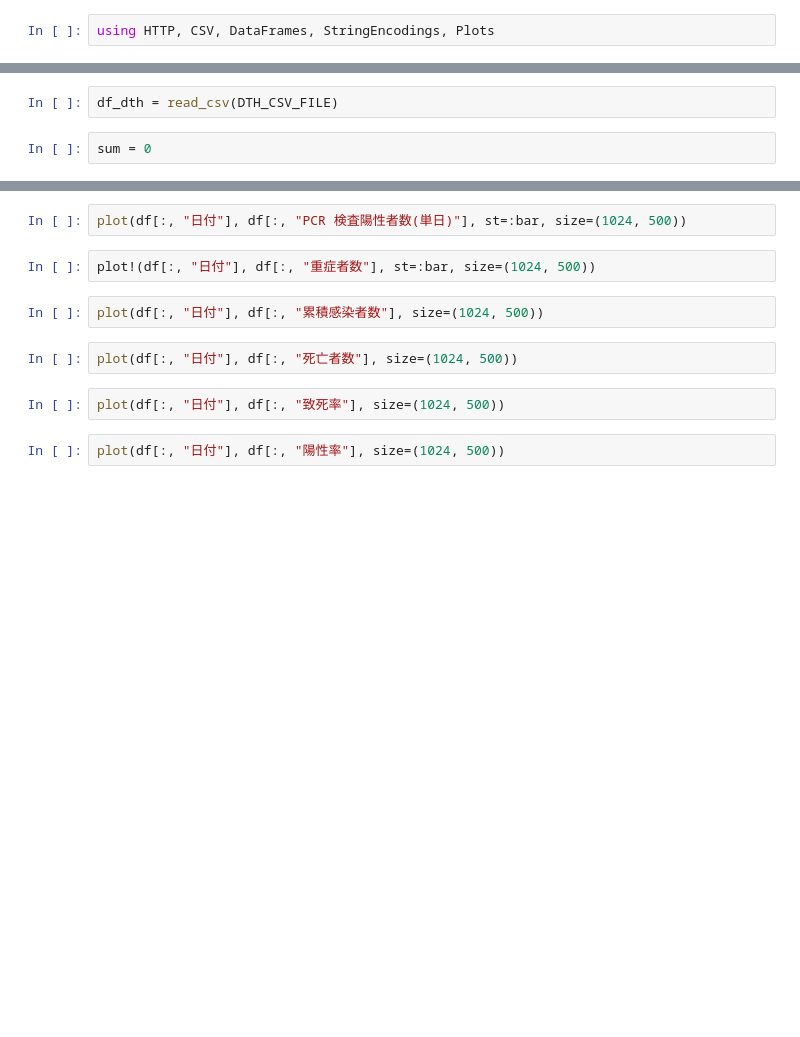
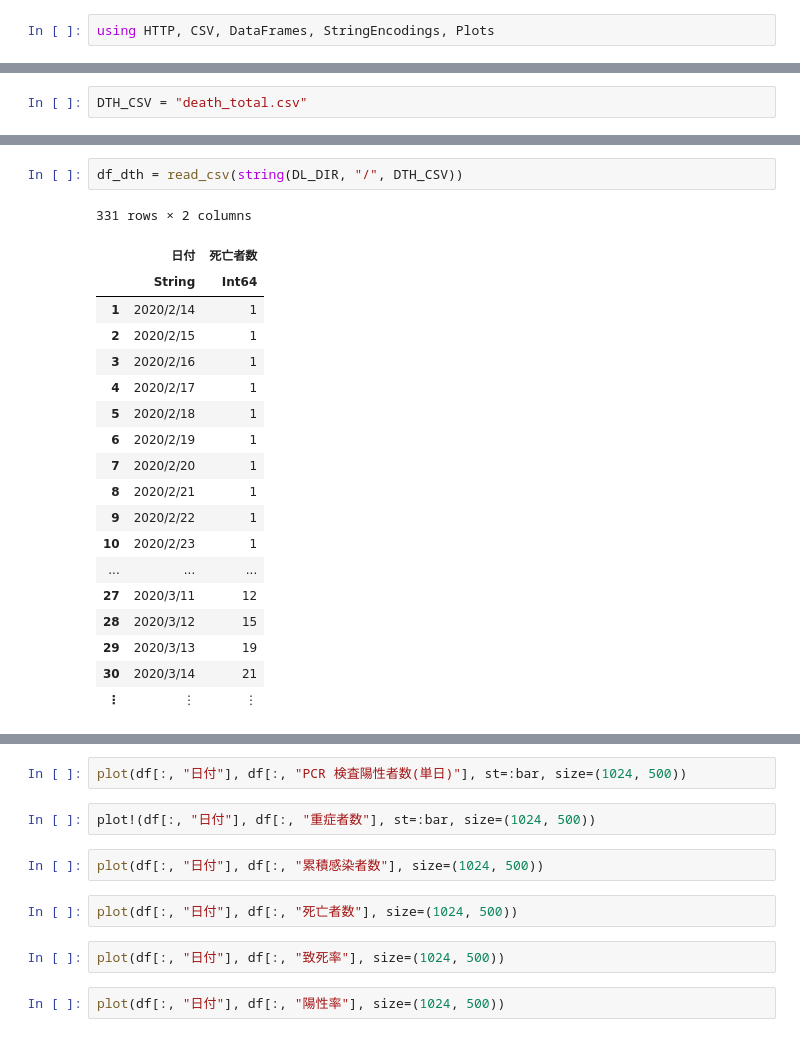
Before and after one commit to ume77/covid_19_jp_statistic, a Jupyter notebook: covid_19_jp.ipynb, the cells around one changed output, grey strips where cells are left out. Cells and saved outputs as stored; diff of their text form; blank space fills up the shorter version.

```diff
--- a/covid_19_jp.ipynb
+++ b/covid_19_jp.ipynb
@@ -10,0 +19,2 @@ DTH_CSV_URL = "https://www.mhlw.go.jp/content/death_total.csv"
+# %%
+DTH_CSV = "death_total.csv"
@@ -50,7 +172,25 @@ df_svr = read_csv(SVR_CSV_FILE)
 # %%
-df_dth = read_csv(DTH_CSV_FILE)
+df_dth = read_csv(string(DL_DIR, "/", DTH_CSV))
+# %% [output]
+331 rows × 2 columns
+|  | 日付 | 死亡者数 |
+|  | String | Int64 |
+| 1 | 2020/2/14 | 1 |
+| 2 | 2020/2/15 | 1 |
+| 3 | 2020/2/16 | 1 |
+| 4 | 2020/2/17 | 1 |
+| 5 | 2020/2/18 | 1 |
+| 6 | 2020/2/19 | 1 |
+| 7 | 2020/2/20 | 1 |
+| 8 | 2020/2/21 | 1 |
+| 9 | 2020/2/22 | 1 |
+| 10 | 2020/2/23 | 1 |
+| ... | ... | ... |
+| 27 | 2020/3/11 | 12 |
+| 28 | 2020/3/12 | 15 |
+| 29 | 2020/3/13 | 19 |
+| 30 | 2020/3/14 | 21 |
+| ⋮ | ⋮ | ⋮ |
-# %%
-sum = 0
 # %%
 function get_pos_sum(x)
     global pos_sum += x
```
Also changed, not shown: parts of 35 cells of this notebook.
